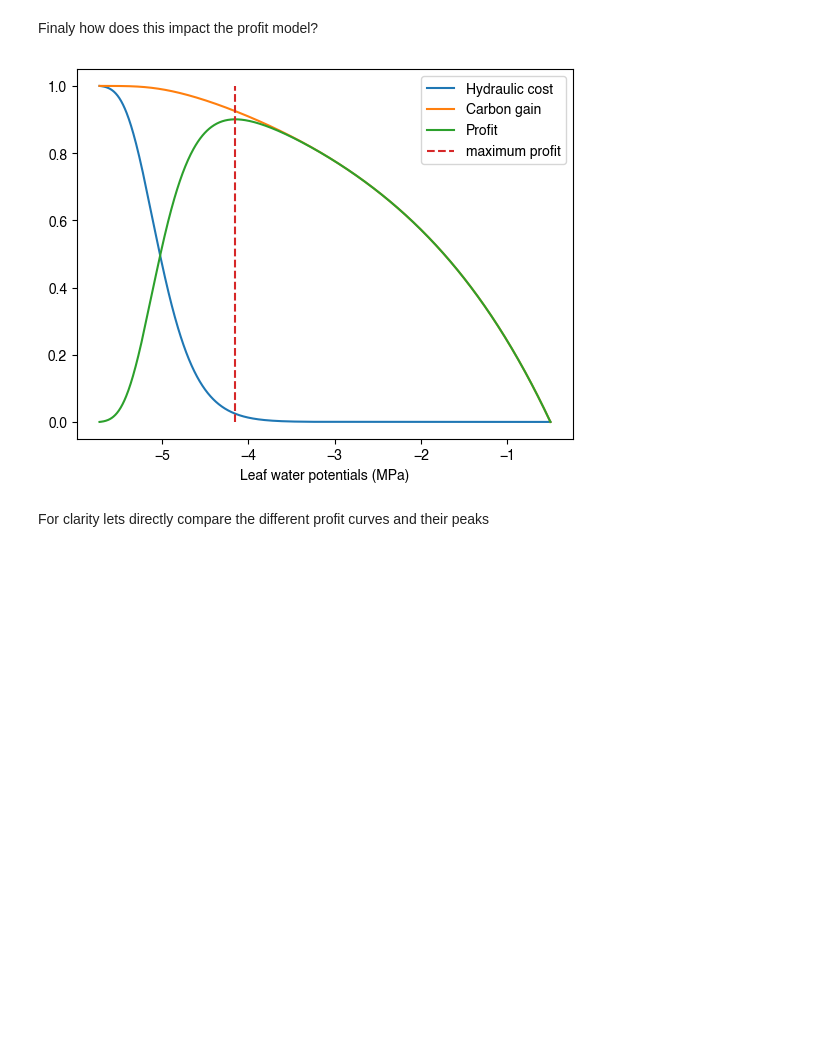
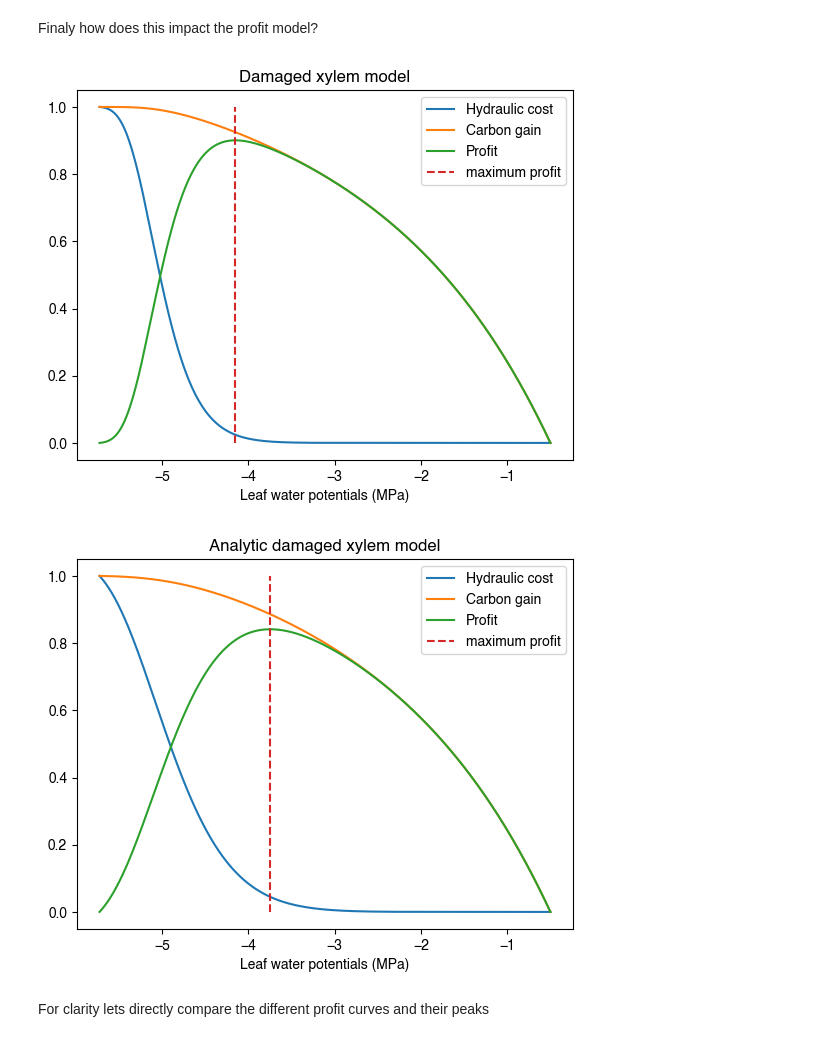
Before and after one commit to CaleBaguley/profit-optimisation-model, a Jupyter notebook: note books/Xylem_conductivity_loss_damage_models.ipynb, the cells around one changed output. Saved outputs shown, nothing was run; the diff lists cells and outputs as text; code cells hidden in the pictures; blank space fills up the shorter version.

Commit message:
Added analytic D.S.Mackay xylem damage model.

```diff
--- a/note books/Xylem_conductivity_loss_damage_models.ipynb
+++ b/note books/Xylem_conductivity_loss_damage_models.ipynb
@@ -391,18 +437,21 @@ How does this affect the hydraulic cost compared to the previous two models?
 # -- Setup the hydraulic cost models --
 critical_water_potential = CW_conductance_model.water_potential_from_conductivity_loss_fraction(0.95) # MPa
 
-hydraulic_cost_model_damaged_CW = HydraulicCostModel(damaged_CW_conductance_model, critical_water_potential)
+hydraulic_cost_model_damaged_CW          = HydraulicCostModel(damaged_CW_conductance_model,          critical_water_potential)
+hydraulic_cost_model_analytic_damaged_CW = HydraulicCostModel(analytic_damaged_CW_conductance_model, critical_water_potential)
 
 # Calculate the cost as a function of leaf water potential
 psi_soil = -0. # MPa
 psi_leaf_array = np.linspace(psi_soil, critical_water_potential) # MPa
 
-hydraulic_cost_array_damaged_CW = hydraulic_cost_model_damaged_CW.hydraulic_cost_as_a_function_of_leaf_water_potential(psi_leaf_array, psi_soil)
+hydraulic_cost_array_damaged_CW = hydraulic_cost_model_damaged_CW                  .hydraulic_cost_as_a_function_of_leaf_water_potential(psi_leaf_array, psi_soil)
+hydraulic_cost_array_analytic_damaged_CW = hydraulic_cost_model_analytic_damaged_CW.hydraulic_cost_as_a_function_of_leaf_water_potential(psi_leaf_array, psi_soil)
 
 # Plot the hydraulic costs
 plt.plot(psi_leaf_array, hydraulic_cost_array_CW, label = "CW model")
 plt.plot(psi_leaf_array, hydraulic_cost_array_cap, label = "Capped model")
 plt.plot(psi_leaf_array, hydraulic_cost_array_damaged_CW, label = "Damaged CW model")
+plt.plot(psi_leaf_array, hydraulic_cost_array_analytic_damaged_CW, label = "Analytic damaged CW model")
 
 # Indicate the point at which the cap is applied.
 plt.plot([psi_cap_switch,psi_cap_switch], [0,1], c = 'black', linestyle = "--", label = "$\psi_{cap}$")
@@ -417,31 +466,57 @@ plt.show()
 Finaly how does this impact the profit model?
 # %%
 # create the profit model
-profit_optimisation_model_damaged_CW = ProfitMaxModel(hydraulic_cost_model_damaged_CW, leaf_air_coupling_model, CO2_gain_model)
+profit_optimisation_model_damaged_CW          = ProfitMaxModel(hydraulic_cost_model_damaged_CW,          leaf_air_coupling_model, CO2_gain_model)
+profit_optimisation_model_analytic_damaged_CW = ProfitMaxModel(hydraulic_cost_model_analytic_damaged_CW, leaf_air_coupling_model, CO2_gain_model)
 
 profit_values_damaged_CW, carbon_gain_damaged_CW, hydraulic_costs_damaged_CW, __, __, __, __, water_potentials_damaged_CW = \
     profit_optimisation_model_damaged_CW.profit_as_a_function_of_leaf_water_potential(soil_water_potential,
                                                                                       air_temperature,
                                                                                       air_vapour_pressure_deficit,
                                                                                       air_pressure,
                                                                                       atmospheric_CO2_concentration,
                                                                                       intercellular_oxygen,
                                                                                       photosyntheticaly_acitve_radiation,
                                                                                       number_of_sample_points = 1000)
 
+profit_values_analytic_damaged_CW, carbon_gain_analytic_damaged_CW, hydraulic_costs_analytic_damaged_CW, __, __, __, __, water_potentials_analytic_damaged_CW = \
+    profit_optimisation_model_analytic_damaged_CW.profit_as_a_function_of_leaf_water_potential(soil_water_potential,
+                                                                                               air_temperature,
+                                                                                               air_vapour_pressure_deficit,
+                                                                                               air_pressure,
+                                                                                               atmospheric_CO2_concentration,
+                                                                                               intercellular_oxygen,
+                                                                                               photosyntheticaly_acitve_radiation,
+                                                                                               number_of_sample_points = 1000)
+
+maximum_profit_id_analytic_damaged_CW = np.nanargmax(profit_values_analytic_damaged_CW)
+optimal_leaf_water_potential_analytic_damaged_CW = water_potentials_analytic_damaged_CW[maximum_profit_id_analytic_damaged_CW]
+
 maximum_profit_id_damaged_CW = np.nanargmax(profit_values_damaged_CW)
 optimal_leaf_water_potential_damaged_CW = water_potentials_damaged_CW[maximum_profit_id_damaged_CW]
 
 plt.plot(water_potentials_damaged_CW, hydraulic_costs_damaged_CW, label = "Hydraulic cost")
 plt.plot(water_potentials_damaged_CW, carbon_gain_damaged_CW, label = "Carbon gain")
 plt.plot(water_potentials_damaged_CW, profit_values_damaged_CW, label = "Profit")
 plt.plot([optimal_leaf_water_potential_damaged_CW, optimal_leaf_water_potential_damaged_CW], [0,1], linestyle='--', label = "maximum profit")
 plt.legend()
 plt.xlabel("Leaf water potentials (MPa)")
 plt.ylabel("")
+plt.title("Damaged xylem model")
 plt.show()
+
+plt.plot(water_potentials_analytic_damaged_CW, hydraulic_costs_analytic_damaged_CW, label = "Hydraulic cost")
+plt.plot(water_potentials_analytic_damaged_CW, carbon_gain_analytic_damaged_CW, label = "Carbon gain")
+plt.plot(water_potentials_analytic_damaged_CW, profit_values_analytic_damaged_CW, label = "Profit")
+plt.plot([optimal_leaf_water_potential_analytic_damaged_CW, optimal_leaf_water_potential_analytic_damaged_CW], [0,1], linestyle='--', label = "maximum profit")
+plt.legend()
+plt.xlabel("Leaf water potentials (MPa)")
+plt.ylabel("")
+plt.title("Analytic damaged xylem model")
+plt.show()
 # %% [output]
-[figure, old version]
+[figure, new version]
+[figure, added]
 # %% [markdown]
 For clarity lets directly compare the different profit curves and their peaks
 # %%
```
Also changed, not shown: parts of 6 cells of this notebook.
